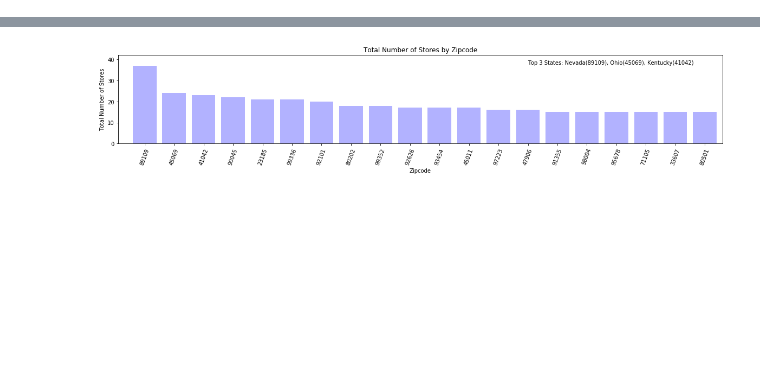
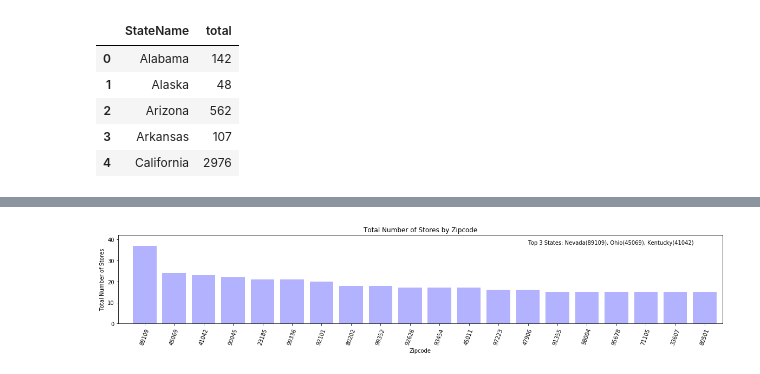
Before and after one commit to Ajosephs116/Project1, a Jupyter notebook: StoresbyZipcode.ipynb, the cells around one changed output, grey strips where cells are left out. Cells and saved outputs as stored; diff of their text form; code cells hidden in the pictures; blank space fills up the shorter version.

```diff
--- a/StoresbyZipcode.ipynb
+++ b/StoresbyZipcode.ipynb
@@ -16,6 +16,17 @@ total_df.head()
 | 2 | 2 | 94538 | California | 919700.0 | 10.0 | 2.0 | 2.0 | 14 |
 | 3 | 3 | 93003 | California | 555200.0 | 10.0 | 2.0 | 1.0 | 13 |
 | 4 | 4 | 60657 | Illinois | 429700.0 | 9.0 | 2.0 | NaN | 11 |
+# %%
+group_state = total_df.groupby('StateName').sum()[['total']]
+group_state =group_state.reset_index()
+group_state.head()
+# %% [output]
+|  | StateName | total |
+| 0 | Alabama | 142 |
+| 1 | Alaska | 48 |
+| 2 | Arizona | 562 |
+| 3 | Arkansas | 107 |
+| 4 | California | 2976 |
 # %%
 sort_total_df = total_df.sort_values(by=['total'], ascending=False)
 top_total_df = sort_total_df.head(20)
```
Also changed, not shown: parts of 4 cells of this notebook, 4 other files.
